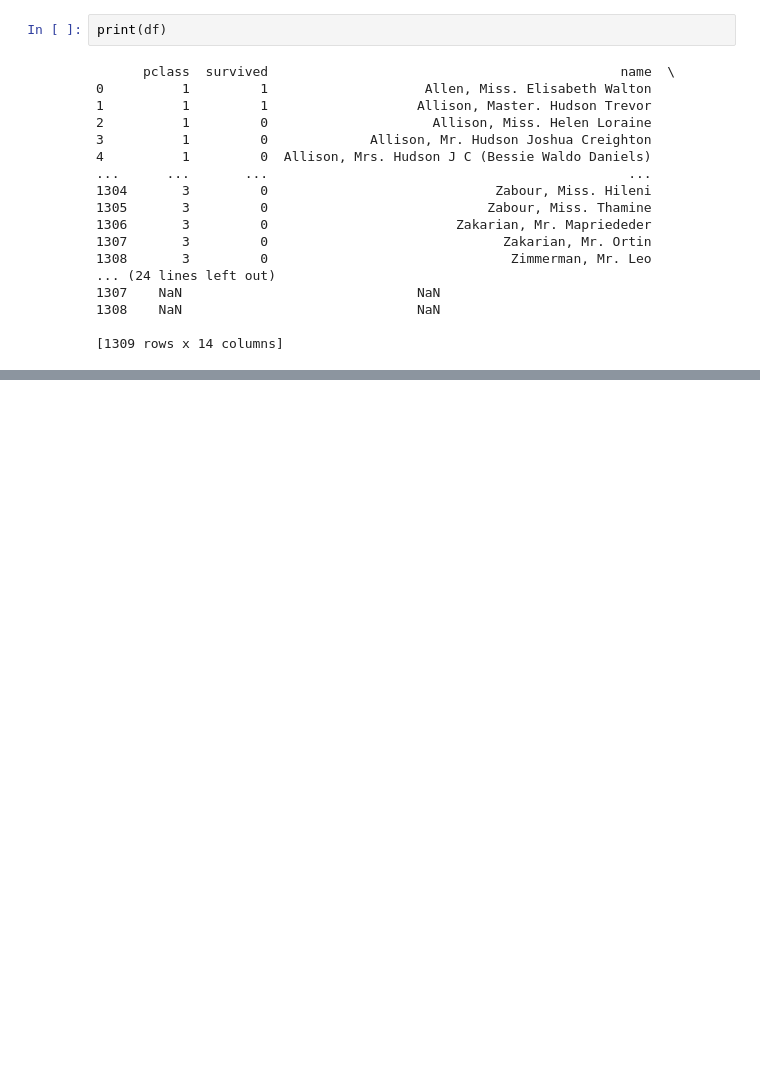
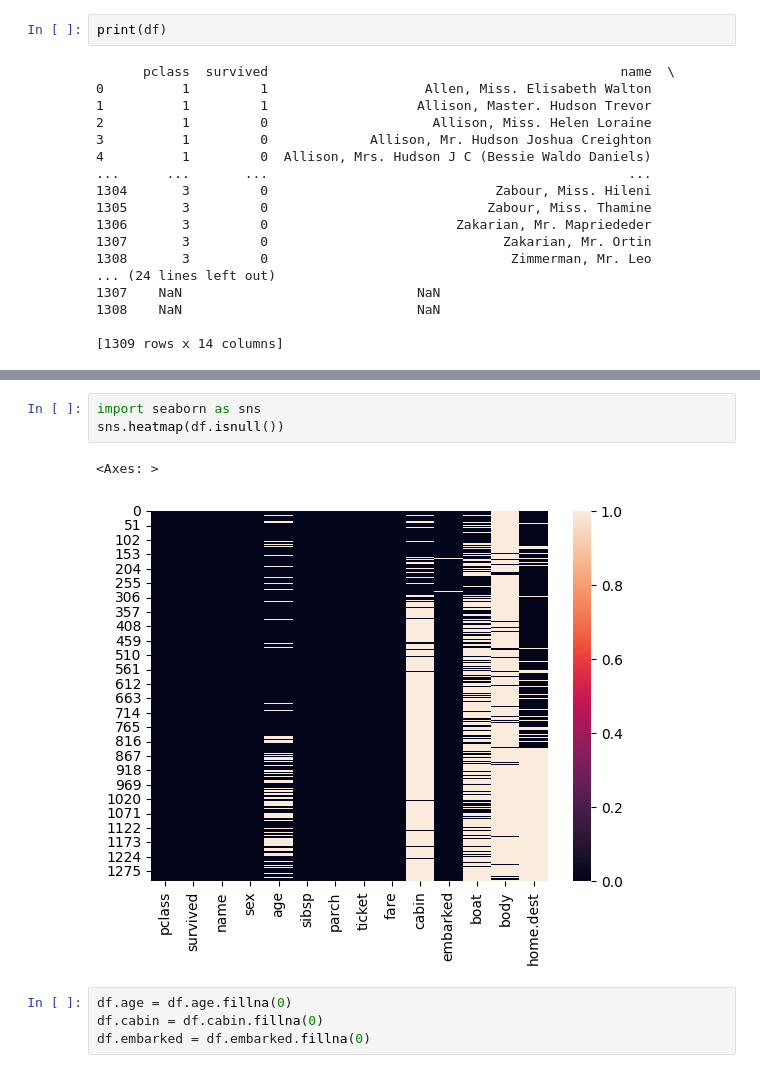
Before and after one commit to yousung-kwon/git_practice, a Jupyter notebook: Titanic/titanic.ipynb, the cells around one changed output, grey strips where cells are left out. Drawn from its saved outputs; the diff is of its cells as text; blank space fills up the shorter version.

```diff
--- a/Titanic/titanic.ipynb
+++ b/Titanic/titanic.ipynb
@@ -41,0 +60,10 @@ print(df)
+# %%
+import seaborn as sns
+sns.heatmap(df.isnull())
+# %% [output]
+<Axes: >
+[figure, added]
+# %%
+df.age = df.age.fillna(0)
+df.cabin = df.cabin.fillna(0)
+df.embarked = df.embarked.fillna(0)
```
Also changed, not shown: parts of 49 cells of this notebook.
